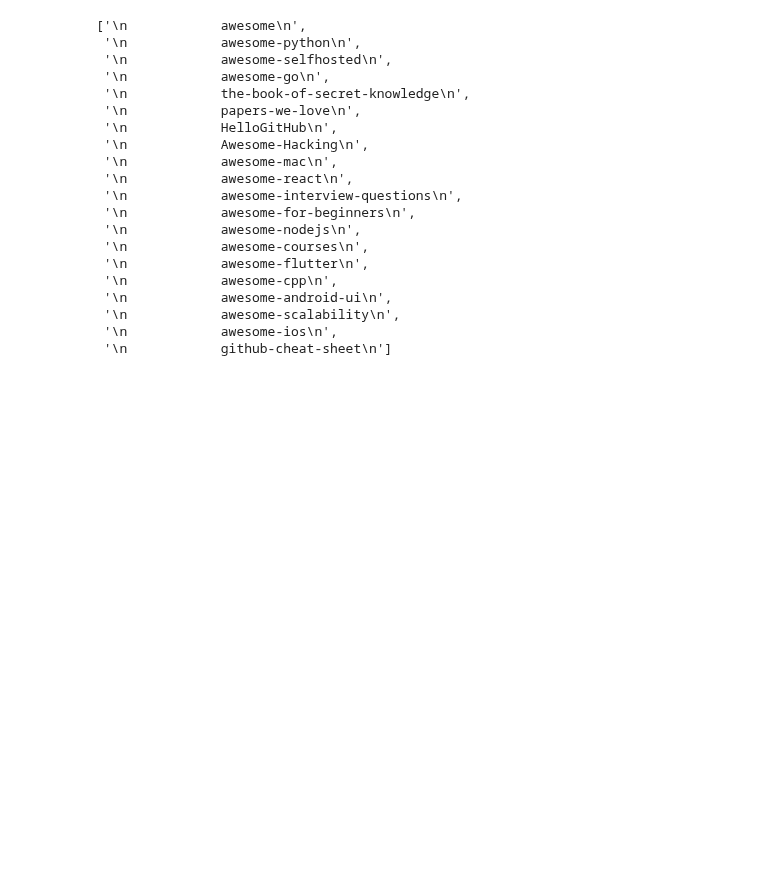
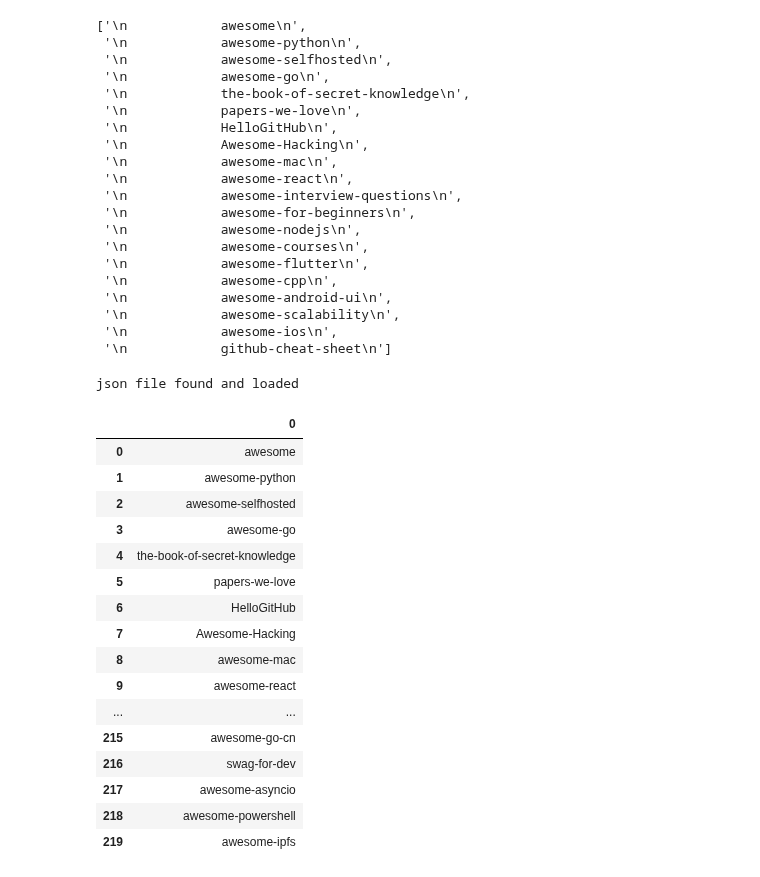
Before and after one commit to projectlanguagepredictor/nlp_launch, a Jupyter notebook: ez_prepare.ipynb, the cells around one changed output. Cells and saved outputs as stored; diff of their text form; code cells hidden in the pictures; blank space fills up the shorter version.

```diff
--- a/ez_prepare.ipynb
+++ b/ez_prepare.ipynb
@@ -210,0 +175,25 @@ print(tfidf_matrix.toarray())
+# %%
+df = ac.button_click()
+# %% [output]
+json file found and loaded
+# %%
+pd.set_option('display.max_rows', None)
+df
+# %% [output]
+|  | 0 |
+| 0 | awesome |
+| 1 | awesome-python |
+| 2 | awesome-selfhosted |
+| 3 | awesome-go |
+| 4 | the-book-of-secret-knowledge |
+| 5 | papers-we-love |
+| 6 | HelloGitHub |
+| 7 | Awesome-Hacking |
+| 8 | awesome-mac |
+| 9 | awesome-react |
+| ... | ... |
+| 215 | awesome-go-cn |
+| 216 | swag-for-dev |
+| 217 | awesome-asyncio |
+| 218 | awesome-powershell |
+| 219 | awesome-ipfs |
```
Also changed, not shown: parts of 6 cells of this notebook, 2 other files.
